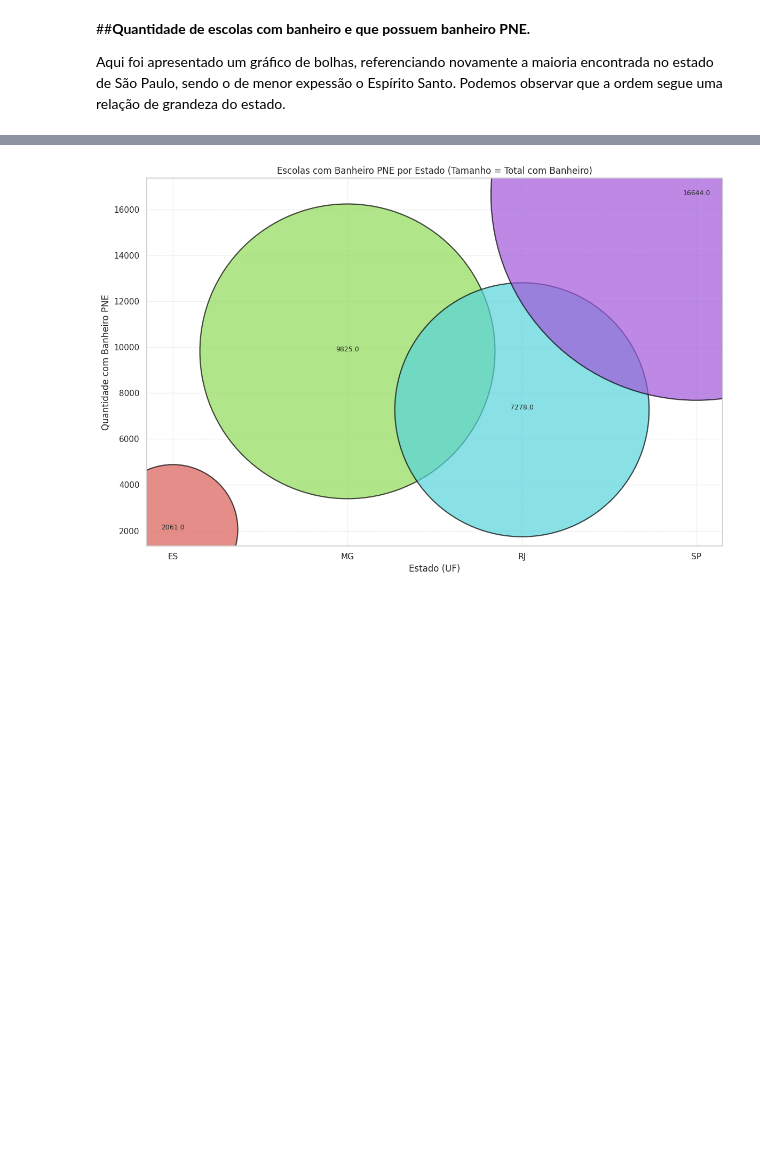
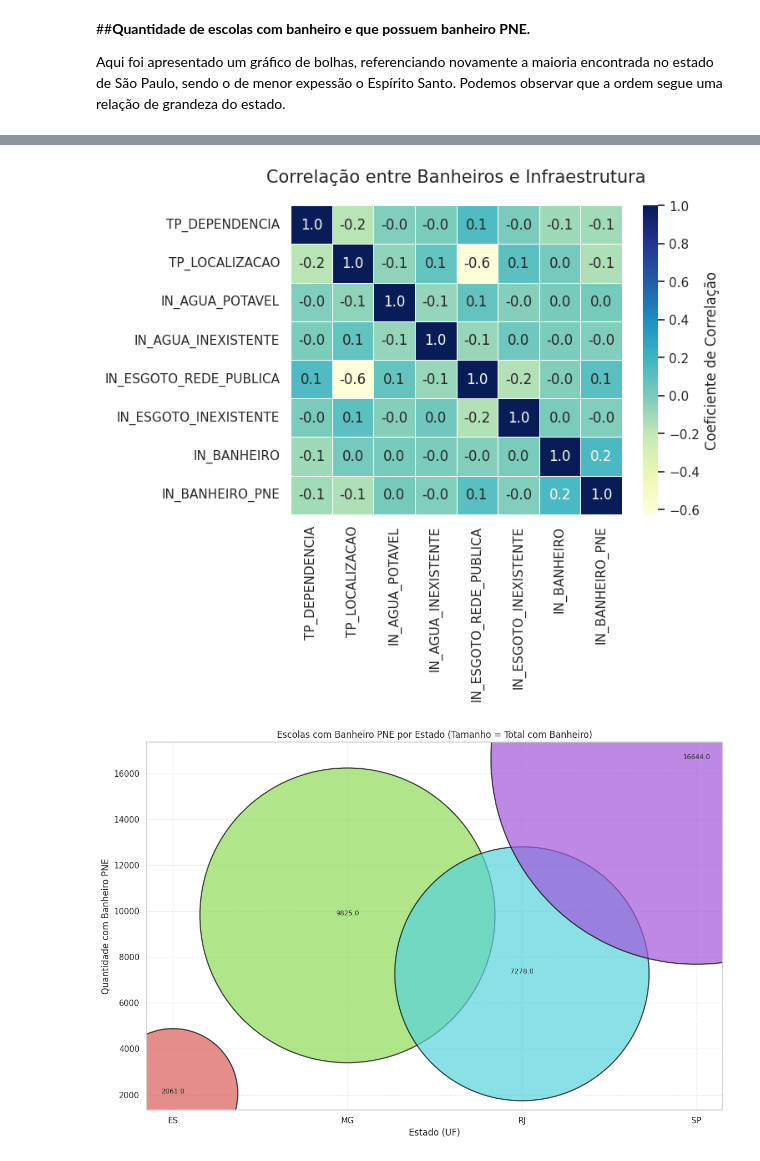
Before and after one commit to ACOELHO1976/Analise_Exploratoria, a Jupyter notebook: mvpAnalisededados.ipynb, the cells around one changed output, grey strips where cells are left out. Saved outputs shown, nothing was run; the diff lists cells and outputs as text; code cells hidden in the pictures; blank space fills up the shorter version.

```diff
--- a/mvpAnalisededados.ipynb
+++ b/mvpAnalisededados.ipynb
@@ -271,3 +301,27 @@ Podemos observar que a ordem segue uma relação de grandeza do estado.
+# %%
+cols = [
+"TP_DEPENDENCIA",
+"TP_LOCALIZACAO",
+"IN_AGUA_POTAVEL",
+"IN_AGUA_INEXISTENTE",
+"IN_ESGOTO_REDE_PUBLICA",
+"IN_ESGOTO_INEXISTENTE",
+"IN_BANHEIRO",
+"IN_BANHEIRO_PNE"
+]
+sns.heatmap(
+    educ[cols].corr(), # Calculate correlation before plotting heatmap
+    annot=True,              # Mostra o valor dentro do quadrado
+    fmt=".1f",               # Uma casa decimal
+    cmap="YlGnBu",           # Escala de cores (Amarelo -> Verde -> Azul)
+    linewidths=.5,           # Linha fina entre os blocos
+    cbar_kws={'label': 'Coeficiente de Correlação'}
+)
+
+plt.title('Correlação entre Banheiros e Infraestrutura', fontsize=15, pad=20)
+plt.show()
+# %% [output]
+[figure, added]
 # %%
 # Escolas com banheiro
 educ_com_banheiro = educ[educ['IN_BANHEIRO'] == 1]
```
Also changed, not shown: parts of 1 cell of this notebook.
